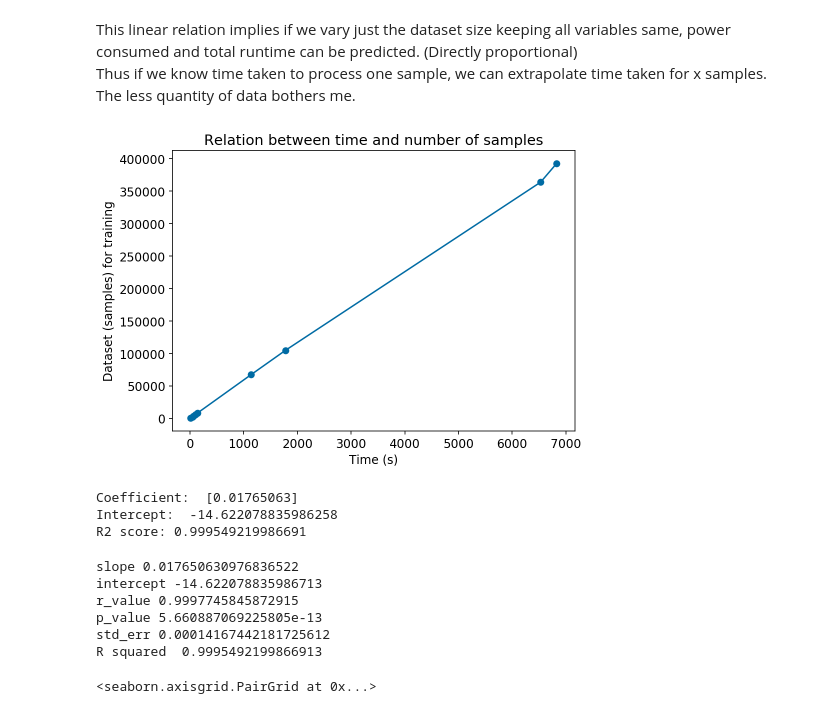
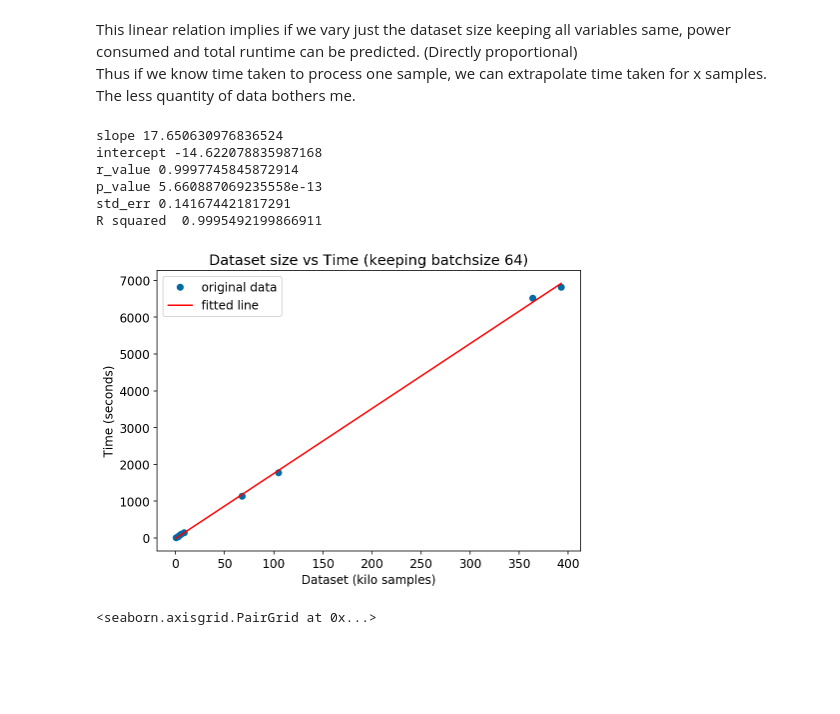
Before and after one commit to MScDissertation/NLP, a Jupyter notebook: nvidia-smi-data.ipynb, the cells around one changed output. Cells and saved outputs as stored; diff of their text form; code cells hidden in the pictures; blank space fills up the shorter version.

```diff
--- a/nvidia-smi-data.ipynb
+++ b/nvidia-smi-data.ipynb
@@ -283,35 +298,29 @@ subset_64_128 = subset_64_128.sort_values('dataset_size')
-# %%
-plt.figure(figsize=(7,5))
-ax = plt.plot(subset_64_128["total_time"],subset_64_128['dataset_size'],  "-o")
-plt.title("Relation between time and number of samples")
-plt.xlabel("Time (s)")
-plt.ylabel("Dataset (samples) for training")
-plt.tight_layout()
-plt.savefig("viz/dataTimePlot.png", dpi=300)
-# %% [output]
-[figure, removed]
-# %%
-X = subset_64_128[['dataset_size']]
-y = subset_64_128["total_time"]
-reg = LinearRegression().fit(X, y)
-print ("Coefficient: ",reg.coef_)
-print ("Intercept: ",reg.intercept_)
-print ("R2 score:",reg.score(X, y))
-# %% [output]
-Coefficient:  [0.01765063]
-Intercept:  -14.622078835986258
-R2 score: 0.999549219986691
-# %%
-slope, intercept, r_value, p_value, std_err = stats.linregress(subset_64_128['dataset_size'],subset_64_128["total_time"] )
-print(f"slope {slope} \nintercept {intercept}\nr_value {r_value}\np_value {p_value}\nstd_err {std_err}")
-print('R squared ', r_value ** 2)
-# %% [output]
-slope 0.017650630976836522
-intercept -14.622078835986713
-r_value 0.9997745845872915
-p_value 5.660887069225805e-13
-std_err 0.00014167442181725612
-R squared  0.9995492199866913
+# %%
+subset_64_128 = result.loc[(result.batchsize == 64) & (result.max_seq_len == 128)]
+subset_64_128 = subset_64_128.sort_values('dataset_size')
+x = subset_64_128['dataset_size'] /1000
+y = subset_64_128["total_time"]
+
+slope, intercept, r_value, p_value, std_err = stats.linregress(x, y)
+print(f"slope {slope} \nintercept {intercept}\nr_value {r_value}\np_value {p_value}\nstd_err {std_err}")
+print('R squared ', r_value ** 2)
+plt.figure(figsize=(7,5))
+plt.plot(x, y, 'o', label='original data')
+plt.plot(x, intercept + slope*x, 'r', label='fitted line')
+plt.xlabel("Dataset (kilo samples)")
+plt.ylabel("Time (seconds)")
+plt.title("Dataset size vs Time (keeping batchsize 64)")
+plt.legend()
+plt.tight_layout()
+plt.savefig('viz/datavstime64batch.png',dpi=300)
+# %% [output]
+slope 17.650630976836524
+intercept -14.622078835987168
+r_value 0.9997745845872914
+p_value 5.660887069235558e-13
+std_err 0.141674421817291
+R squared  0.9995492199866911
+[figure, added]
 # %%
 #reg.predict([[101103]])
 # %%
```
Also changed, not shown: parts of 7 cells of this notebook, 4 other files.
